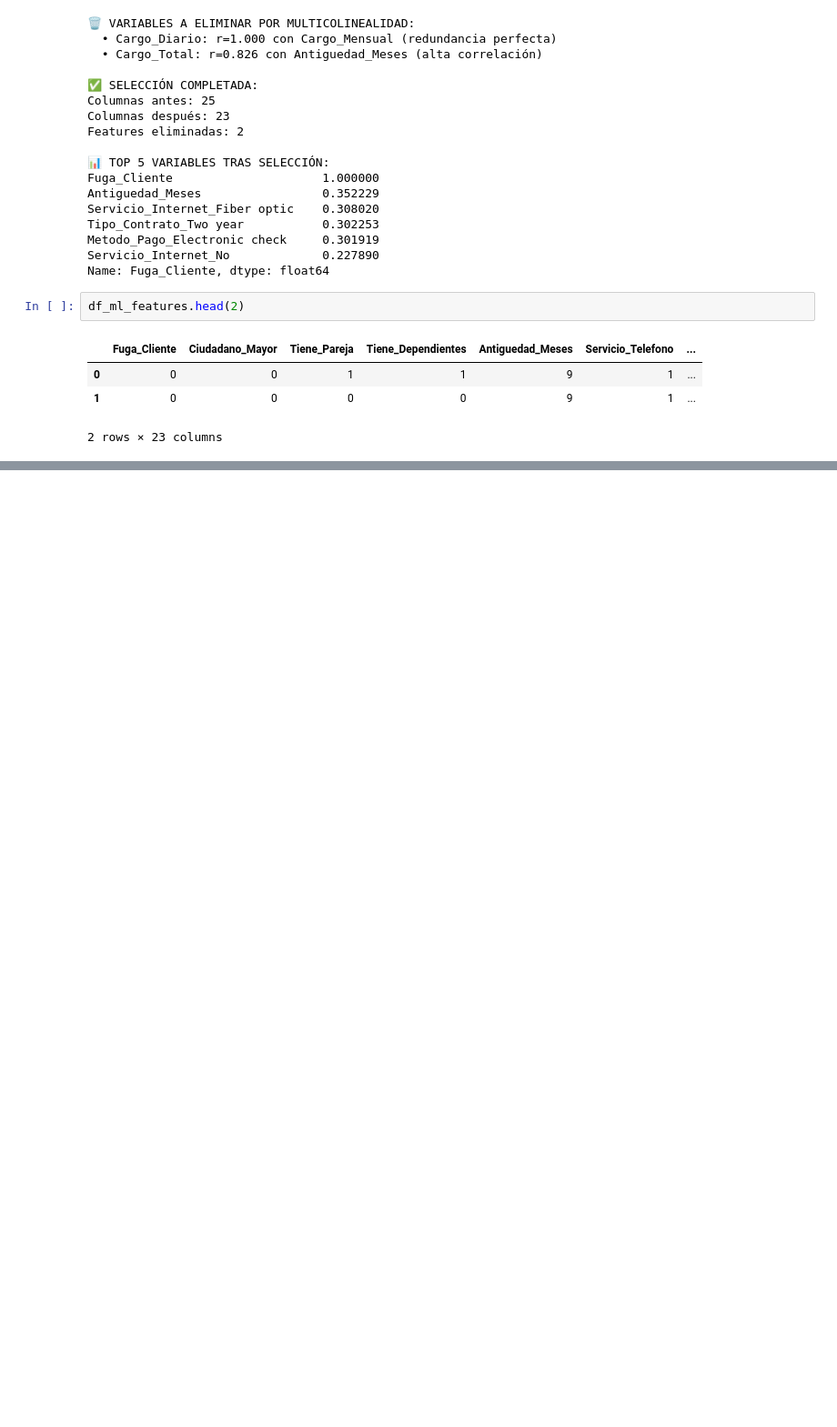
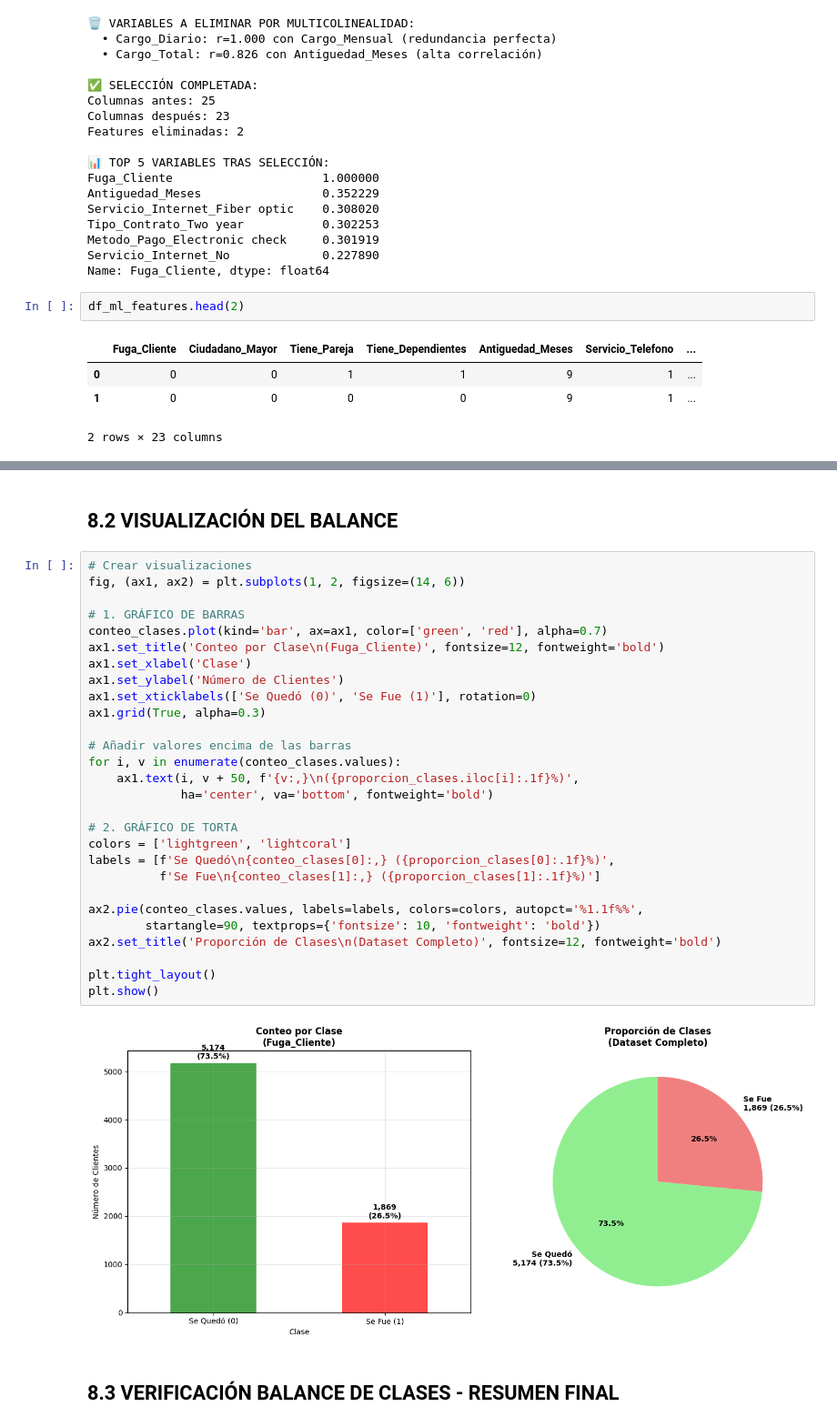
Before and after one commit to GuilleLondero/ML_challenge_one_DS_telecomX, a Jupyter notebook: Challenge_TelecomX2_ML.ipynb, the cells around one changed output, grey strips where cells are left out. Shown at 91% size. Saved outputs shown, nothing was run; the diff lists cells and outputs as text; blank space fills up the shorter version.

```diff
--- a/Challenge_TelecomX2_ML.ipynb
+++ b/Challenge_TelecomX2_ML.ipynb
@@ -299,0 +441,34 @@ df_ml_features.head(2)
+# %% [markdown]
+## **8.2 VISUALIZACIÓN DEL BALANCE**
+# %%
+# Crear visualizaciones
+fig, (ax1, ax2) = plt.subplots(1, 2, figsize=(14, 6))
+
+# 1. GRÁFICO DE BARRAS
+conteo_clases.plot(kind='bar', ax=ax1, color=['green', 'red'], alpha=0.7)
+ax1.set_title('Conteo por Clase\n(Fuga_Cliente)', fontsize=12, fontweight='bold')
+ax1.set_xlabel('Clase')
+ax1.set_ylabel('Número de Clientes')
+ax1.set_xticklabels(['Se Quedó (0)', 'Se Fue (1)'], rotation=0)
+ax1.grid(True, alpha=0.3)
+
+# Añadir valores encima de las barras
+for i, v in enumerate(conteo_clases.values):
+    ax1.text(i, v + 50, f'{v:,}\n({proporcion_clases.iloc[i]:.1f}%)',
+             ha='center', va='bottom', fontweight='bold')
+
+# 2. GRÁFICO DE TORTA
+colors = ['lightgreen', 'lightcoral']
+labels = [f'Se Quedó\n{conteo_clases[0]:,} ({proporcion_clases[0]:.1f}%)',
+          f'Se Fue\n{conteo_clases[1]:,} ({proporcion_clases[1]:.1f}%)']
+
+ax2.pie(conteo_clases.values, labels=labels, colors=colors, autopct='%1.1f%%',
+        startangle=90, textprops={'fontsize': 10, 'fontweight': 'bold'})
+ax2.set_title('Proporción de Clases\n(Dataset Completo)', fontsize=12, fontweight='bold')
+
+plt.tight_layout()
+plt.show()
+# %% [output]
+[figure, added]
+# %% [markdown]
+## **8.3 VERIFICACIÓN BALANCE DE CLASES - RESUMEN FINAL**
```
Also changed, not shown: parts of 29 cells of this notebook.
